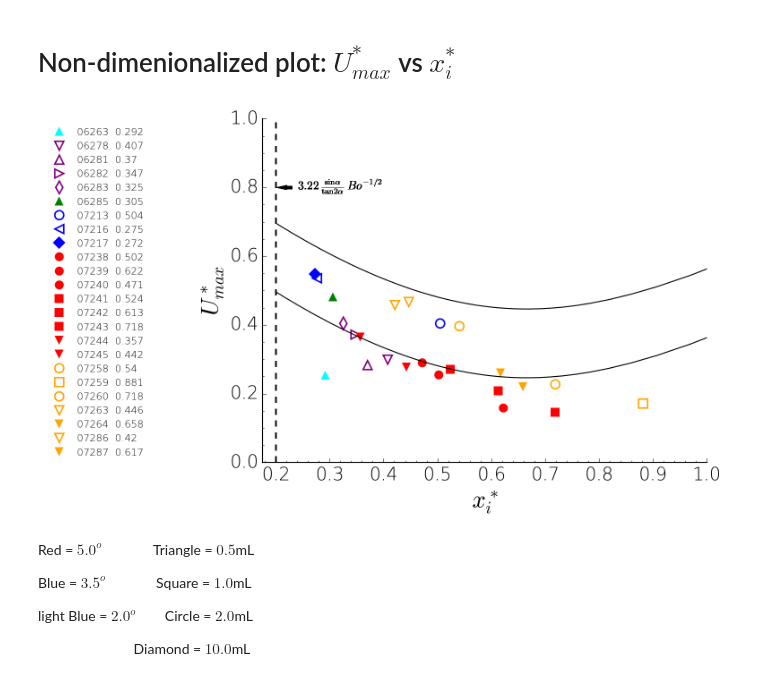
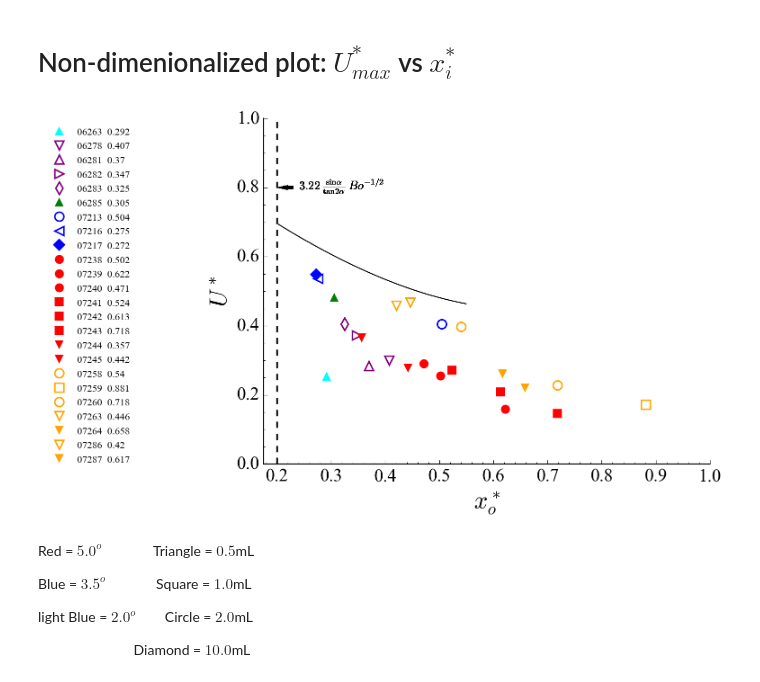
Before and after one commit to loganjt/DropletJumpWedge, a Jupyter notebook: Repos_Data/plotter_notebook.ipynb, the cells around one changed output. Saved outputs shown, nothing was run; the diff lists cells and outputs as text; code cells hidden in the pictures.

```diff
--- a/Repos_Data/plotter_notebook.ipynb
+++ b/Repos_Data/plotter_notebook.ipynb
@@ -304,9 +304,11 @@ for key in xi_norm:
            )
     #ax.plot(xi_vector,fit_fn(xi_vector)/v_max,'k')
     ax.plot([0.2,0.2],[0,1],c='k',linestyle='--')
+    #ax.set_xscale('log')
+    #ax.set_yscale('log')
     legend1 = basic_plot_format(subplot_label = ax, \
-                      x_label = '$x_i^*$',  \
-                      y_label = '$U_{max}^*$', \
+                      x_label = '$x_o^*$',  \
+                      y_label = '$U^*$', \
                       major_grid = False,  \
                       minor_grid = False,  \
                       legend = True
@@ -327,36 +329,37 @@ for key in xi_norm:
     #ax.text(v_label_x+text_offset, 0.54, '5.0', fontsize=14,weight=0)
     #ax.plot([v_label_x],[0.55],'p',c='k',ms=9,markeredgewidth=0)
 
     #ax.text(v_label_x+text_offset, 0.49, '10.0', fontsize=14,weight=0)
     #ax.plot([v_label_x],[0.5],'D',c='k',ms=7,markeredgewidth=0)
 
     #v_label_x_color = 0.75+0.5
     #text_offset = 0.06
     #ax.text(v_label_x_color, 0.69, r'$\alpha$ $=$', fontsize=14,color='k',weight=0)
     #ax.text(v_label_x_color+text_offset, 0.69, r'1.0$^{\circ}$', fontsize=14,color='navy',weight=0)
 
     #ax.text(v_label_x_color+text_offset, 0.64, r'1.75$^{\circ}$', fontsize=14,color='b',weight=0)
 
     #ax.text(v_label_x_color+text_offset, 0.59, r'2.5$^{\circ}$', fontsize=14,color='r',weight=0)
 
     ax.set_xlim([0.175,1])
     ax.set_ylim([0,1])
-Vtheotest1 = np.linspace(0.01,1)
+Vtheotest1 = np.linspace(0.5,1)
 Vtheotest2 = np.linspace(1.1,10)
 Vtheo = np.append(Vtheotest1,Vtheotest2)
 Hcap = 2*(0.072/(1000*9.81))**(1/2)*1000
 term1 = -2*math.cos(150*(math.pi/180))
 term2 = 2*((math.pi*Hcap**3)/(Vtheo*1000))**(1/2)
 term3 = -6**(2/3)*((math.pi*Hcap**3)/(Vtheo*1000))**(1/3)
 Utheo = (0.072*9.81/1000)**(1/4)*(term1+term2+term3)**(1/2)
 Vtheocub = [3.22*0.5*(0.072/(1000*9.81*(element*10**-6)**(2/3)))**(1/2) for element in Vtheo]
 ax.plot(Vtheocub,Utheo*(1000/v_max),'k')
-ax.plot(Vtheocub,Utheo*(1000/v_max)-0.2,'k')
+
 #plt.gca().invert_xaxis()
 fig1.savefig('Figures/dimensionalplot.png',dpi=400, bbox_inches='tight')
+fig1.savefig('Y:/Publications and Presentations/ASGSR_2017_DropJumpWedge/Figures/dimensionalplot.png',transparent=True,dpi=600, bbox_inches='tight')
 plt.show()
 # %% [output]
-[figure, old version]
+[figure, new version]
 # %% [markdown]
 Red = $5.0^o$ $\hspace{35pt}$ Triangle = $0.5$mL
 
```
Also changed, not shown: parts of 8 cells of this notebook, 12 other files.
